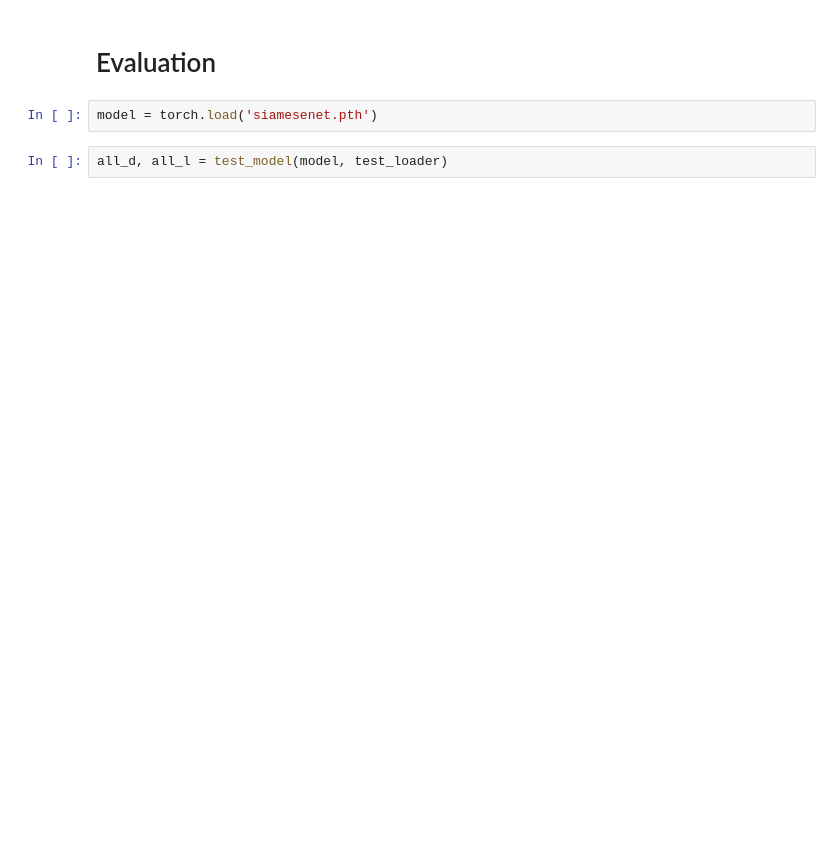
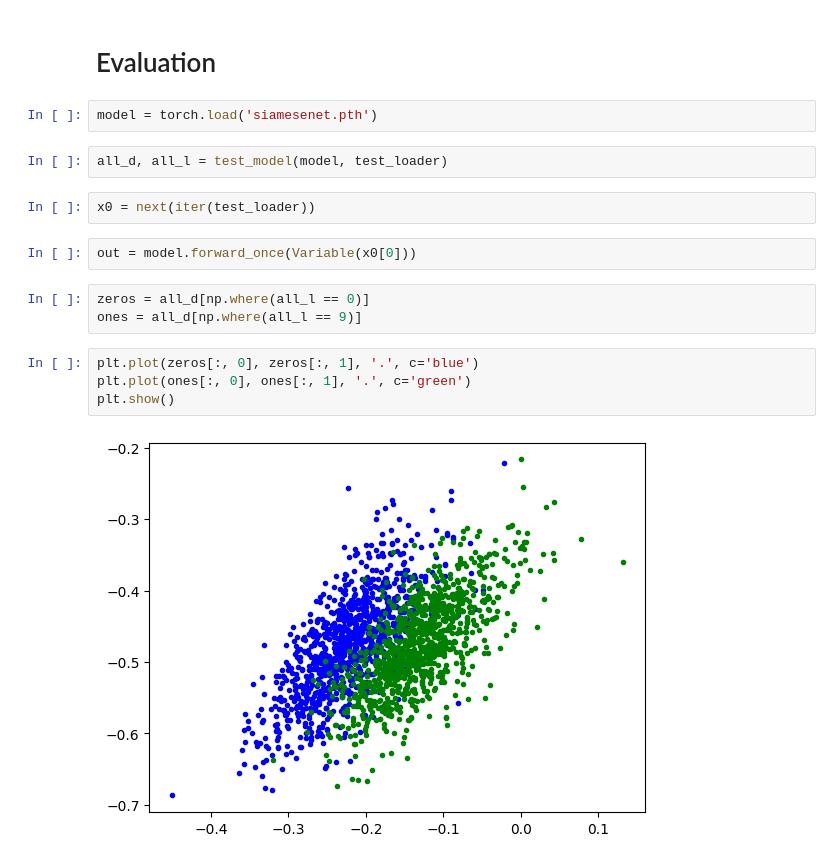
Before and after one commit to mohamedelhacen/few-shot, a Jupyter notebook: siameseNetwork/processing.ipynb, the cells around one changed output. Saved outputs shown, nothing was run; the diff lists cells and outputs as text; blank space fills up the shorter version.

```diff
--- a/siameseNetwork/processing.ipynb
+++ b/siameseNetwork/processing.ipynb
@@ -99,6 +99,19 @@ plot_loss(train_loss)
 model = torch.load('siamesenet.pth')
 # %%
 all_d, all_l = test_model(model, test_loader)
+# %%
+x0 = next(iter(test_loader))
+# %%
+out = model.forward_once(Variable(x0[0]))
+# %%
+zeros = all_d[np.where(all_l == 0)]
+ones = all_d[np.where(all_l == 9)]
+# %%
+plt.plot(zeros[:, 0], zeros[:, 1], '.', c='blue')
+plt.plot(ones[:, 0], ones[:, 1], '.', c='green')
+plt.show()
+# %% [output]
+[figure, added]
 # %%
 testing_plots(model, test_loader)
 # %% [output]
```
Also changed, not shown: parts of 4 cells of this notebook, 4 other files.
